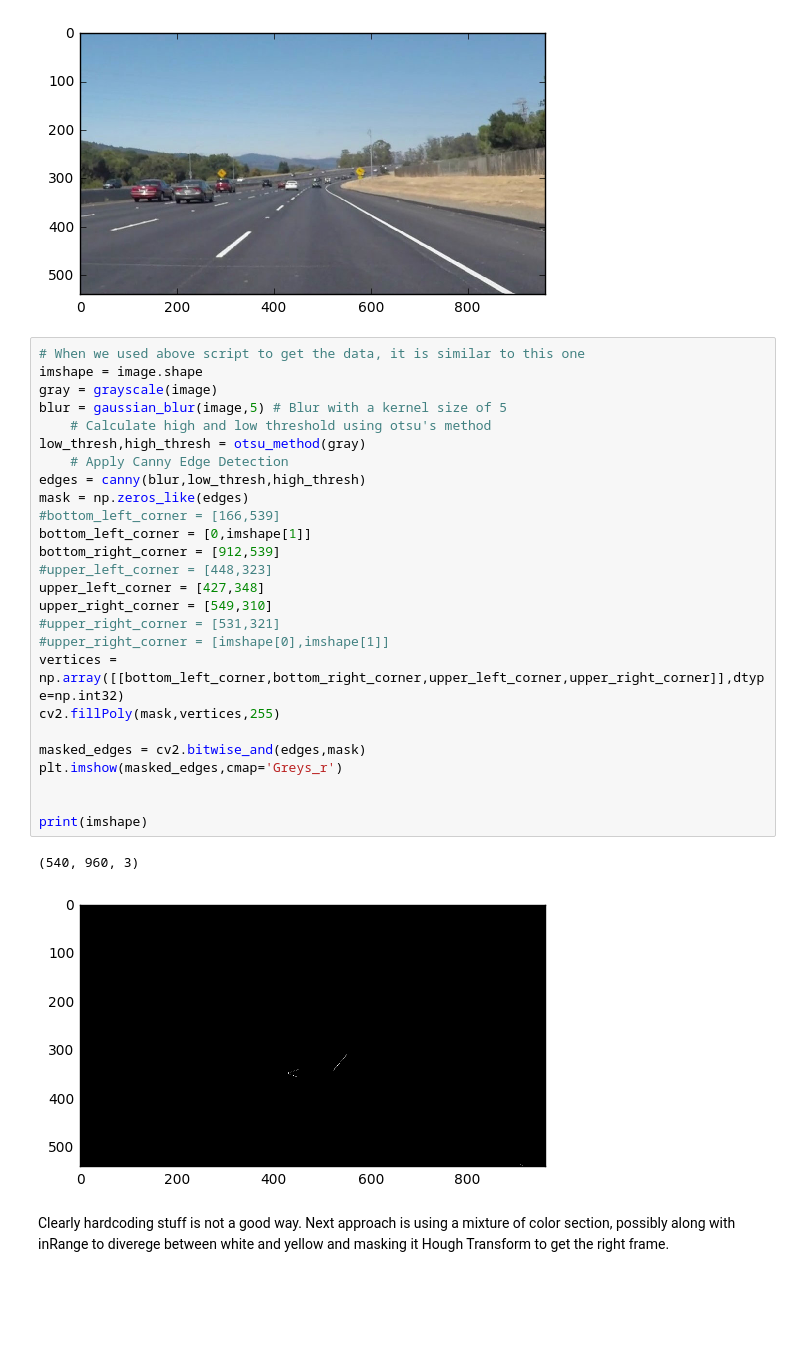
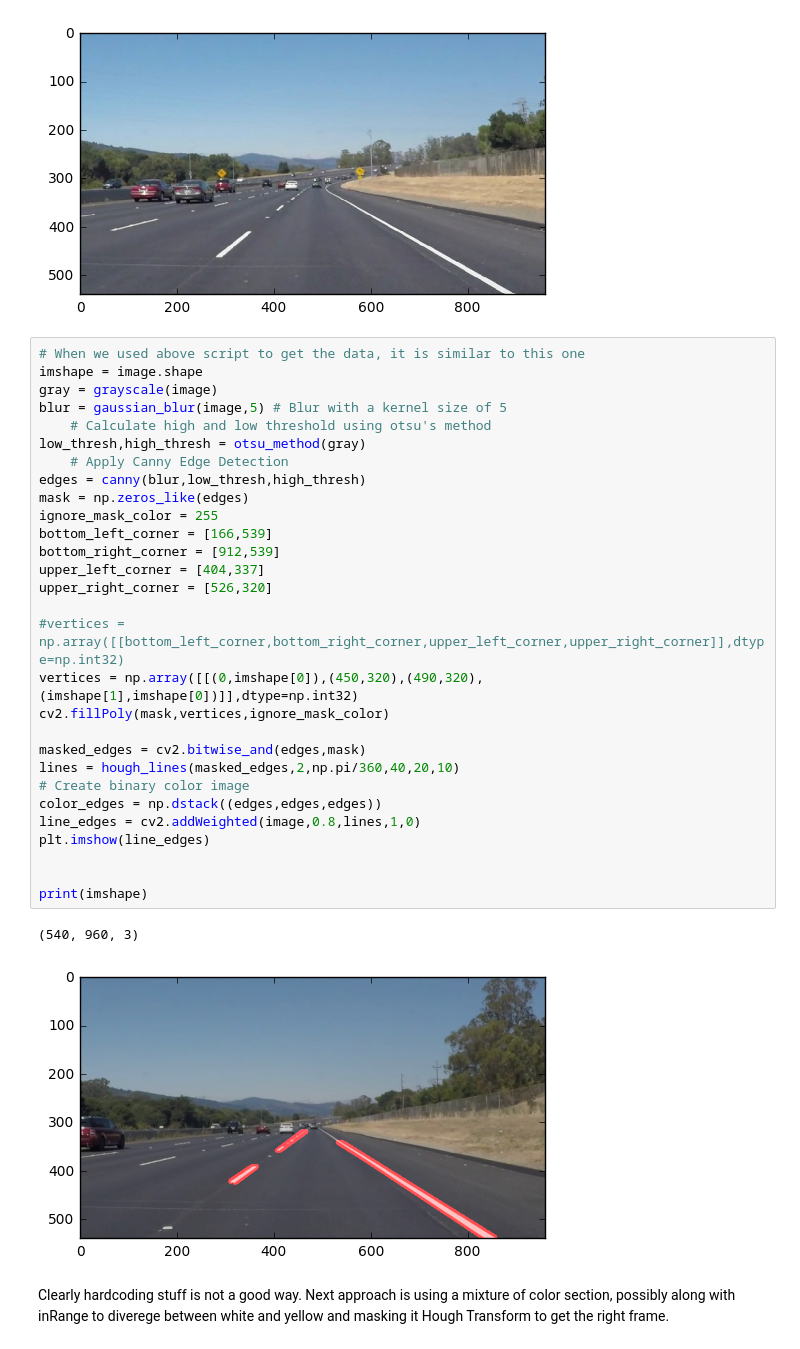
Before and after one commit to jatindhankhar/CarND-LaneLines-P1, a Jupyter notebook: P1.ipynb, the cells around one changed output. Cells and saved outputs as stored; diff of their text form; blank space fills up the shorter version.

```diff
--- a/P1.ipynb
+++ b/P1.ipynb
@@ -250,32 +260,35 @@ plt.show()
 # %%
 # When we used above script to get the data, it is similar to this one
 imshape = image.shape
 gray = grayscale(image)
 blur = gaussian_blur(image,5) # Blur with a kernel size of 5
     # Calculate high and low threshold using otsu's method
 low_thresh,high_thresh = otsu_method(gray)
     # Apply Canny Edge Detection
 edges = canny(blur,low_thresh,high_thresh)
 mask = np.zeros_like(edges)
-#bottom_left_corner = [166,539]
-bottom_left_corner = [0,imshape[1]]
+ignore_mask_color = 255
+bottom_left_corner = [166,539]
 bottom_right_corner = [912,539]
-#upper_left_corner = [448,323]
-upper_left_corner = [427,348]
-upper_right_corner = [549,310]
-#upper_right_corner = [531,321]
-#upper_right_corner = [imshape[0],imshape[1]]
-vertices = np.array([[bottom_left_corner,bottom_right_corner,upper_left_corner,upper_right_corner]],dtype=np.int32)
-cv2.fillPoly(mask,vertices,255)
+upper_left_corner = [404,337]
+upper_right_corner = [526,320]
+
+#vertices = np.array([[bottom_left_corner,bottom_right_corner,upper_left_corner,upper_right_corner]],dtype=np.int32)
+vertices = np.array([[(0,imshape[0]),(450,320),(490,320),(imshape[1],imshape[0])]],dtype=np.int32)
+cv2.fillPoly(mask,vertices,ignore_mask_color)
 
 masked_edges = cv2.bitwise_and(edges,mask)
-plt.imshow(masked_edges,cmap='Greys_r')
+lines = hough_lines(masked_edges,2,np.pi/360,40,20,10)
+# Create binary color image
+color_edges = np.dstack((edges,edges,edges))
+line_edges = cv2.addWeighted(image,0.8,lines,1,0)
+plt.imshow(line_edges)
 
 
 print(imshape)
 # %% [output]
 (540, 960, 3)
-[figure, old version]
+[figure, new version]
 # %% [markdown]
 Clearly hardcoding stuff is not a good way. Next approach is using a mixture of color section, possibly along with inRange to diverege between white and yellow and masking it Hough Transform to get the right frame.
 # %%
```
Also changed, not shown: parts of 6 cells of this notebook.
